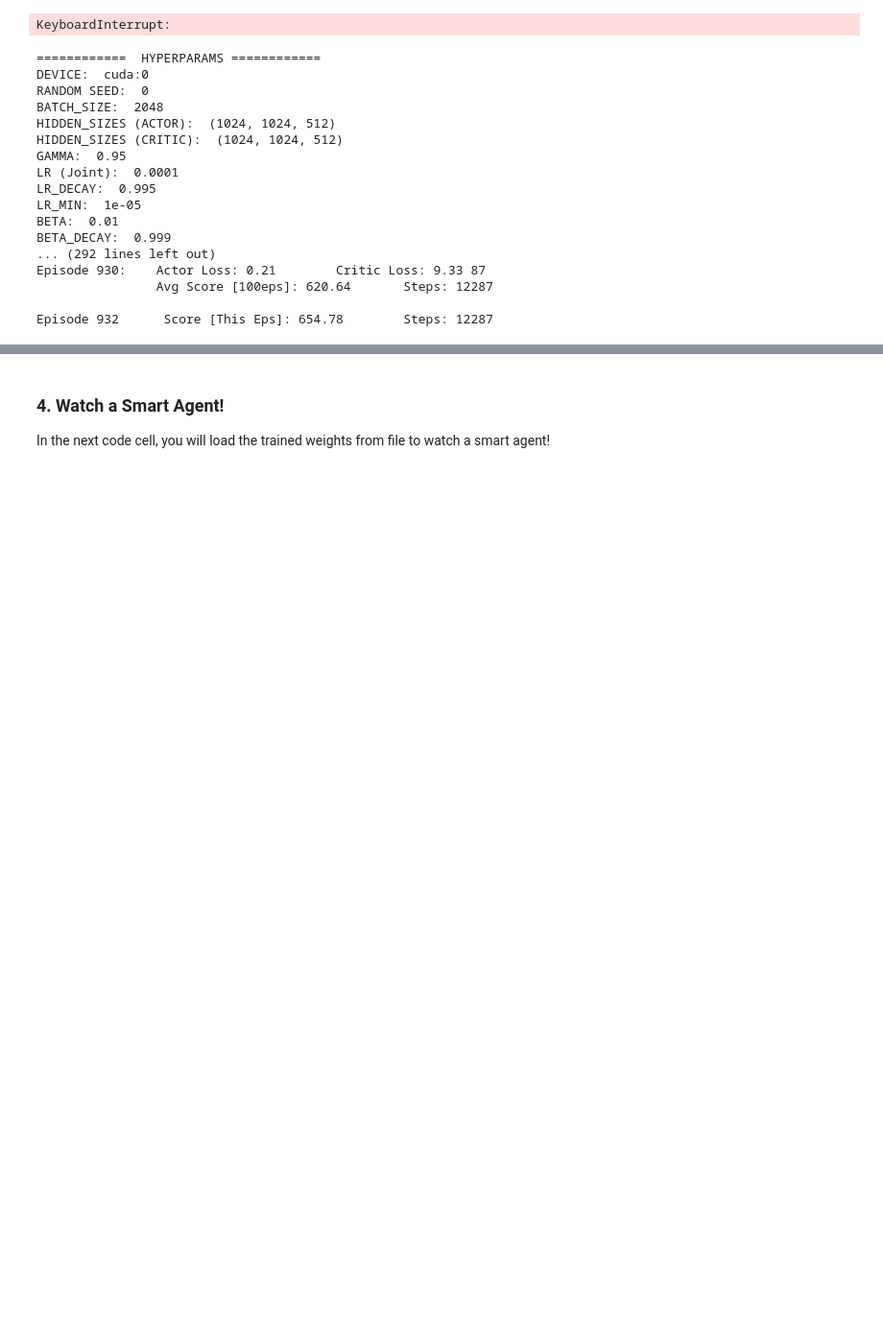
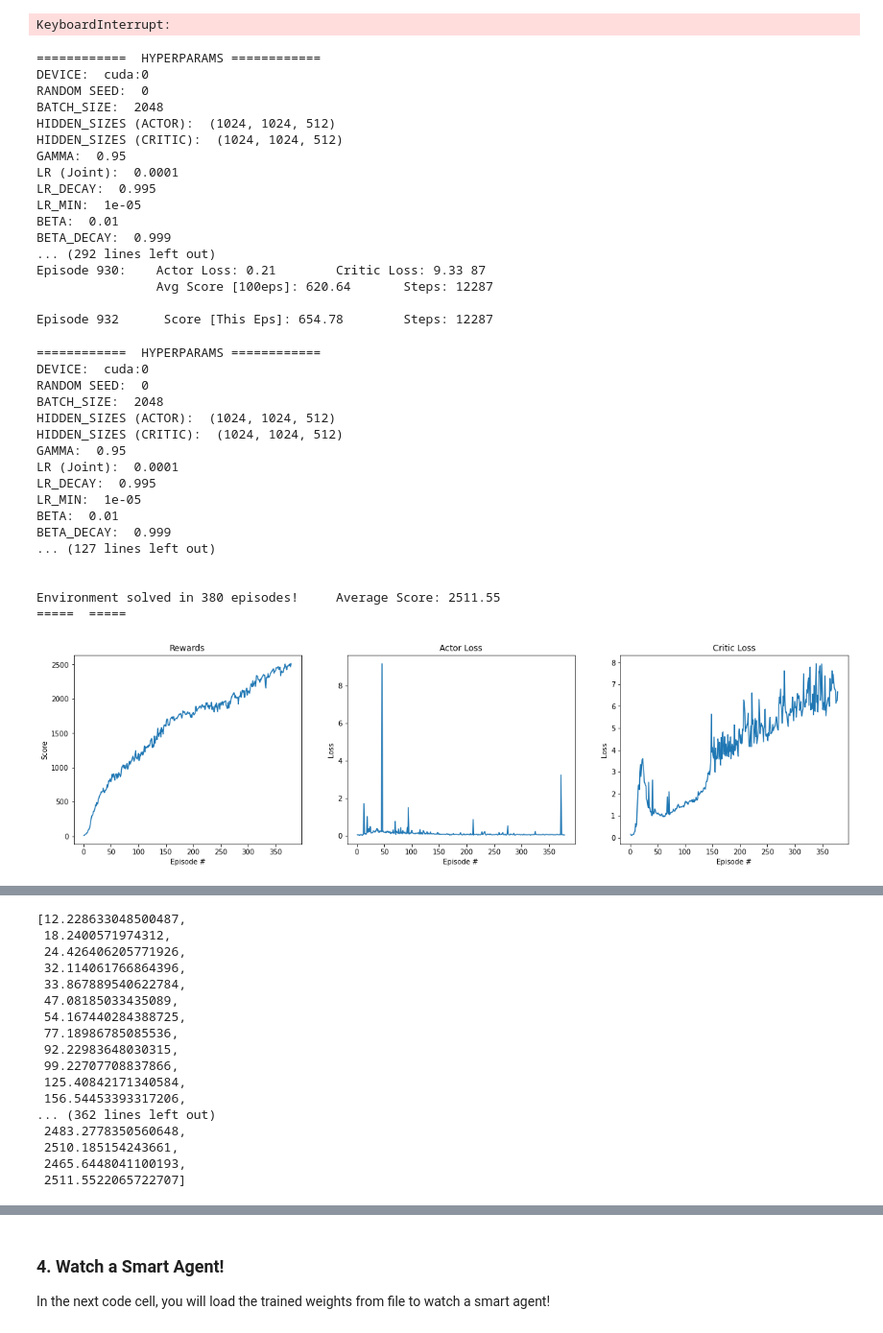
Before and after one commit to derektan95/Deep-Reinforcement-Learning-Algorithms, a Jupyter notebook: p2_continuous-control/PPO_Crawler_MultiAgent_Control_Exercise/MultiAgent_Crawler.ipynb, the cells around one changed output, grey strips where cells are left out. Shown: that part at 96% size. Cells and saved outputs as stored; diff of their text form; code cells hidden in the pictures; blank space fills up the shorter version.

```diff
--- a/p2_continuous-control/PPO_Crawler_MultiAgent_Control_Exercise/MultiAgent_Crawler.ipynb
+++ b/p2_continuous-control/PPO_Crawler_MultiAgent_Control_Exercise/MultiAgent_Crawler.ipynb
@@ -1312,3 +1310,53 @@ Episode 930:    Actor Loss: 0.21        Critic Loss: 9.33 87
                 Avg Score [100eps]: 620.64       Steps: 12287
 
 Episode 932      Score [This Eps]: 654.78        Steps: 12287
+# %%
+##################
+# LONGER TEST
+# NOTE: ACTUALLY DECAYING STD_SCALE PARAM
+# Increase starting Learning Rate
+# Results:
+##################
+
+# Params Override: Initialized in params.py
+params = Params()
+params.verbose = True
+params.random_seed = 0
+params.n_episodes=1500
+params.max_t = 12288       # Max steps per eps = 1000
+params.print_every = 10
+params.save_every = 5
+params.log_weights_every = 100
+params.terminate_on_target_score = True
+params.target_score = 2500.0
+params.plot_stats = True
+params.checkpoint_actor_weights_dir = 'weights/checkpoint_actor/final_alt'
+params.checkpoint_critic_weights_dir = 'weights/checkpoint_critic/final_alt'
+params.lr = 1e-4
+params.num_steps_collect_data = 12288
+params.batch_size = 2048
+
+#### MAIN #####
+tb=CustomSummaryWriter()
+logger = Logger(params, tb=tb)
+agent = PPO_Agent(state_size, action_size, params=params)
+ppo(params, logger)
+# %% [output]
+============  HYPERPARAMS ============
+DEVICE:  cuda:0
+RANDOM SEED:  0
+BATCH_SIZE:  2048
+HIDDEN_SIZES (ACTOR):  (1024, 1024, 512)
+HIDDEN_SIZES (CRITIC):  (1024, 1024, 512)
+GAMMA:  0.95
+LR (Joint):  0.0001
+LR_DECAY:  0.995
+LR_MIN:  1e-05
+BETA:  0.01
+BETA_DECAY:  0.999
+... (127 lines left out)
+
+
+Environment solved in 380 episodes!     Average Score: 2511.55
+=====  =====
+[figure, added]
@@ -1314,0 +1365,17 @@ Episode 932      Score [This Eps]: 654.78        Steps: 12287
+[12.228633048500487,
+ 18.2400571974312,
+ 24.426406205771926,
+ 32.114061766864396,
+ 33.867889540622784,
+ 47.08185033435089,
+ 54.167440284388725,
+ 77.18986785085536,
+ 92.22983648030315,
+ 99.22707708837866,
+ 125.40842171340584,
+ 156.54453393317206,
+... (362 lines left out)
+ 2483.2778350560648,
+ 2510.185154243661,
+ 2465.6448041100193,
+ 2511.5522065722707]
```
Also changed, not shown: parts of 8 cells of this notebook, 12 other files.
